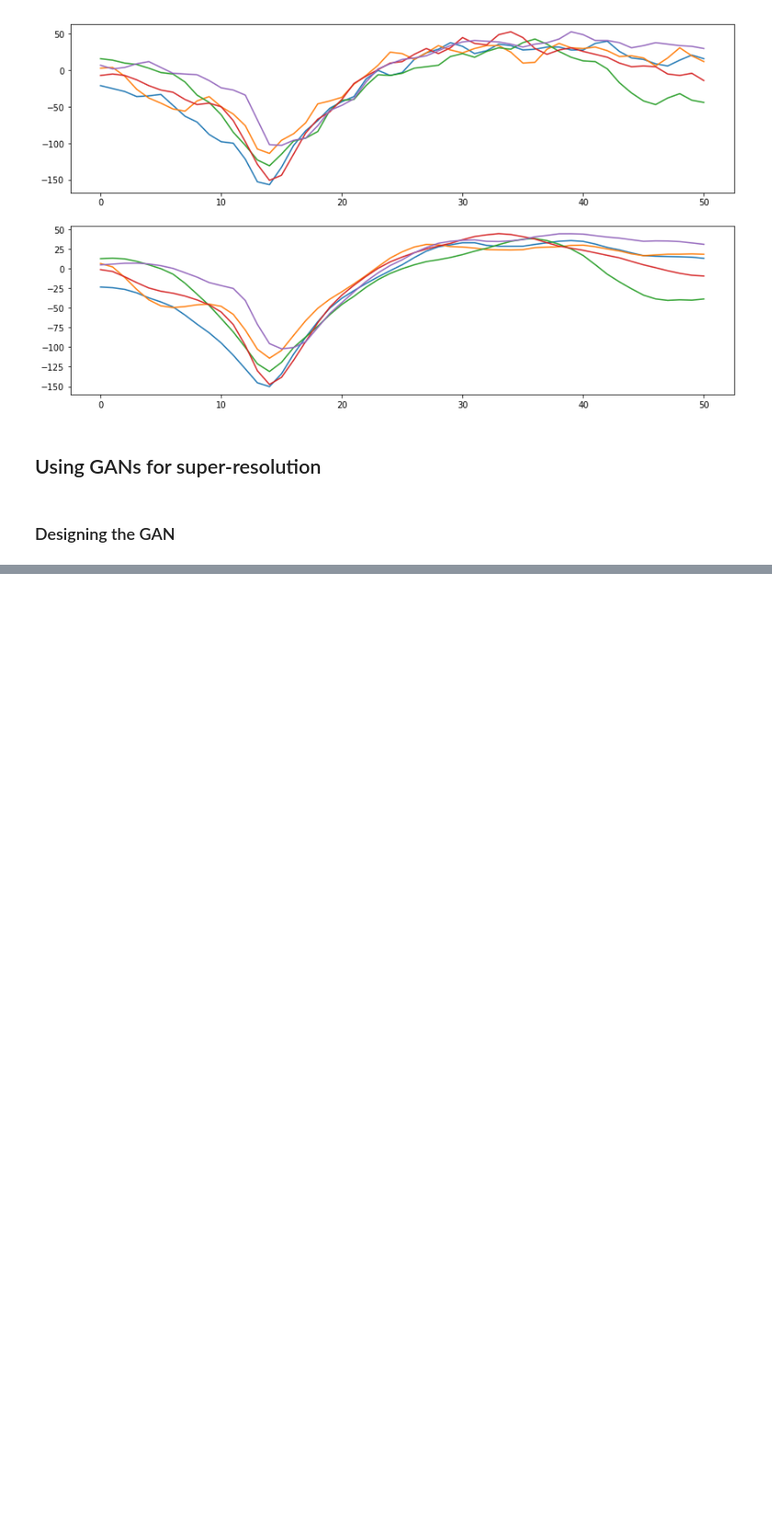
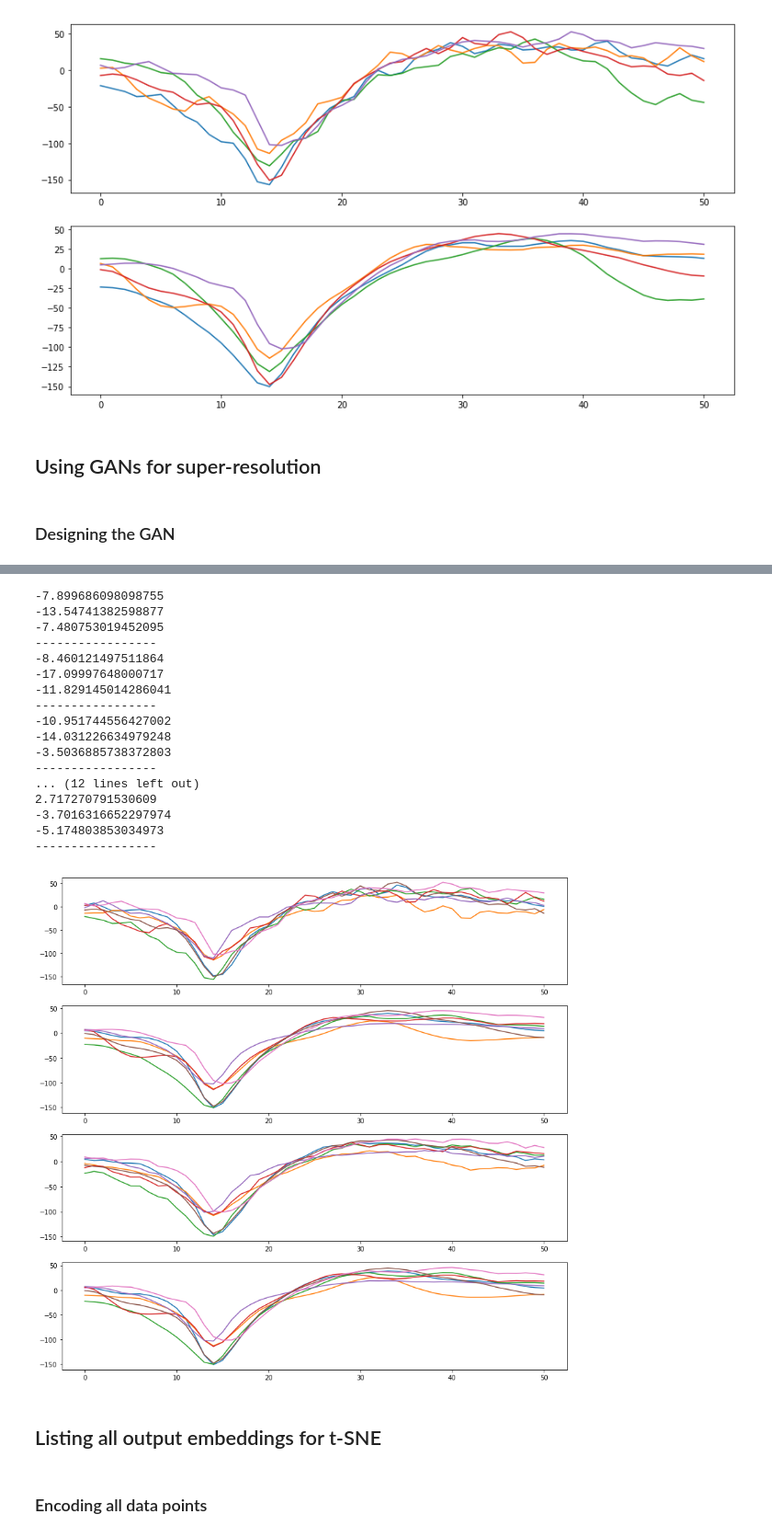
Before and after one commit to psambit9791/SpikeSort, a Jupyter notebook: VisaPy - Low Dimensional Embeddings.ipynb, the cells around one changed output, grey strips where cells are left out. Shown at 92% size. Saved outputs shown, nothing was run; the diff lists cells and outputs as text; code cells hidden in the pictures; blank space fills up the shorter version.

```diff
--- a/VisaPy - Low Dimensional Embeddings.ipynb
+++ b/VisaPy - Low Dimensional Embeddings.ipynb
@@ -344,12 +358,11 @@ def init_gan_weights(layer):
     if type(layer) == nn.Linear:
         nn.init.xavier_normal_(layer.weight)
 # %%
-epoch_range = 100
+epoch_range = 400
 batch_size_d = 150
 batch_size_g = 100
 g_learning_rate = 0.0001
 d_learning_rate = 0.0001
-embedding_size = 5
 
 # Defining the models
 gen = generator(length, embedding_size).cuda()
@@ -438,0 +480,12 @@ plt.show()
+# %%
+epoch_range = 5000
+batch_size = 150
+learning_rate = 0.0001
+
+lstm_ae = autoencoder(length, embedding_size).cuda()
+lstm_ae.apply(init_weights)
+criterion = nn.MSELoss()
+optimizer = torch.optim.Adam(
+    lstm_ae.parameters(), lr=learning_rate, weight_decay=0.001)
+
+enc, out, losses = train_lstm(lstm_ae, electrode_data_train, criterion, optimizer, epoch_range, batch_size)
@@ -438,0 +510,50 @@ plt.show()
+# %%
+plt.figure(figsize=(14,14))
+
+# n = [1, 30, 45, 50, 65]
+n = [11, 290, 3490, 1098, 2707, 9, 871]
+
+
+for i in n:
+    data = electrode_data_test[i, :]
+    data = torch.from_numpy(data).float().cuda()
+    enc, o = ae_1.forward(data)
+    o = (o.data).cpu().numpy()
+    print(np.sum(np.subtract(electrode_data_test[i, :], o)))
+    enc, o_gan = gen.forward(data)
+    o_gan = (o_gan.data).cpu().numpy()
+    print(np.sum(np.subtract(electrode_data_test[i, :], o_gan)))
+    enc, o_lstm = lstm_ae.forward(data)
+    o_lstm = (o_lstm.data).cpu().numpy()
+    print(np.sum(np.subtract(electrode_data_test[i, :], o_lstm)))
+    print('-----------------')
+    plt.subplot(411)
+    plt.plot(electrode_data_test[i, :])
+    plt.subplot(412)
+    plt.plot(o)
+    plt.subplot(413)
+    plt.plot(o_gan)
+    plt.subplot(414)
+    plt.plot(o_lstm)
+plt.show()
+# %% [output]
+-7.899686098098755
+-13.54741382598877
+-7.480753019452095
+-----------------
+-8.460121497511864
+-17.09997648000717
+-11.829145014286041
+-----------------
+-10.951744556427002
+-14.031226634979248
+-3.5036885738372803
+-----------------
+... (12 lines left out)
+2.717270791530609
+-3.7016316652297974
+-5.174803853034973
+-----------------
+[figure, added]
+# %% [markdown]
+## Listing all output embeddings for t-SNE
@@ -438,0 +564,2 @@ plt.show()
+# %% [markdown]
+### Encoding all data points
```
Also changed, not shown: parts of 19 cells of this notebook, 4 other files.
